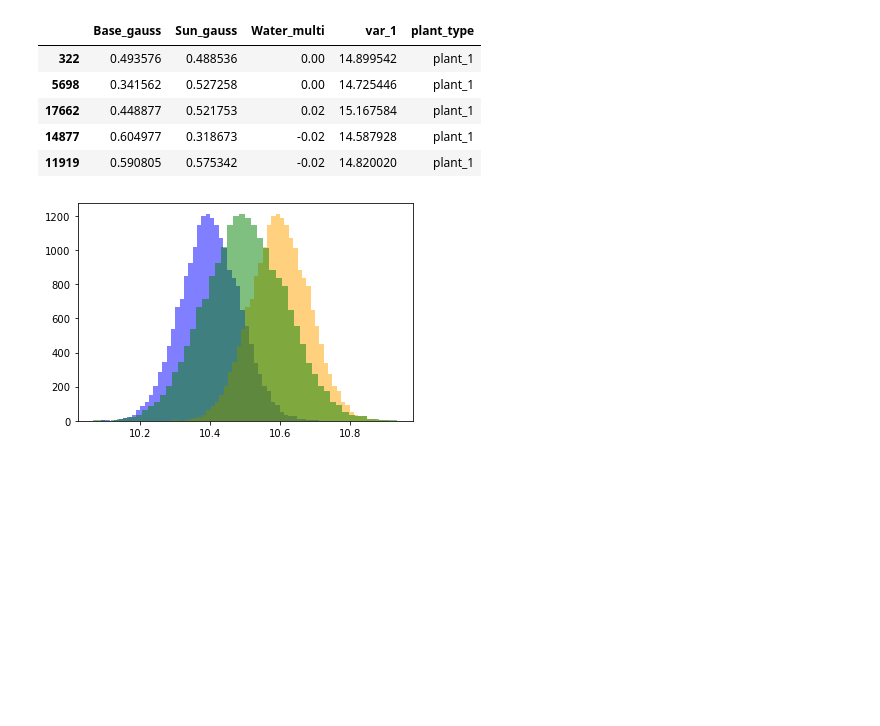
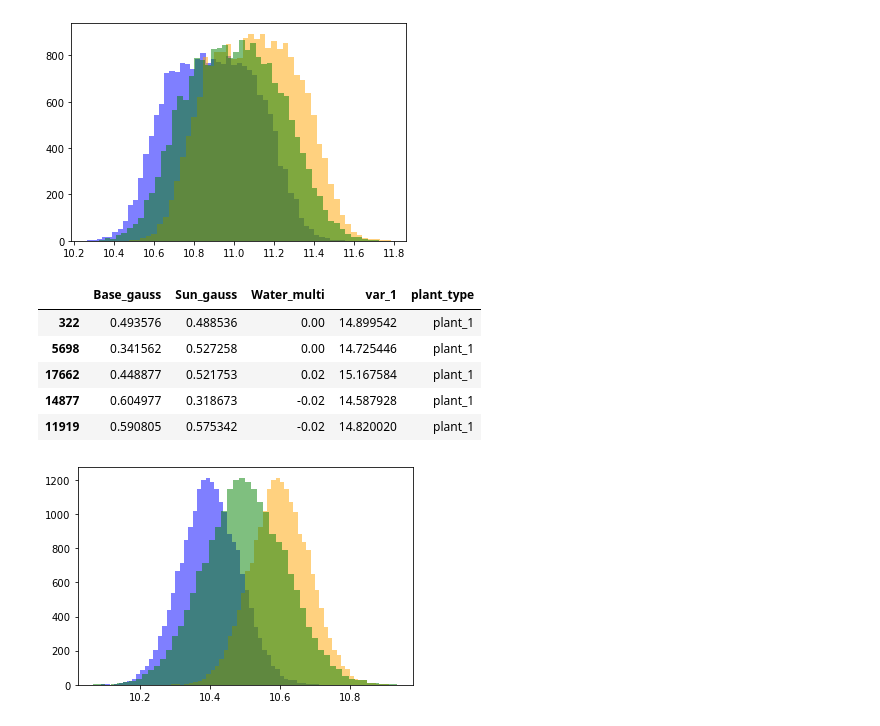
Before and after one commit to wonderbug2020/Synthetic_Data_Creation, a Jupyter notebook: iris_data_2.ipynb, the cells around one changed output. Cells and saved outputs as stored; diff of their text form; code cells hidden in the pictures; blank space fills up the shorter version.

```diff
--- a/iris_data_2.ipynb
+++ b/iris_data_2.ipynb
@@ -68,3 +71,9 @@ plt.hist(plant_3['var_1'], bins = 50, color='green',alpha=.5);
+# %%
+plt.hist(plant_1['var_2'], bins = 50, color='blue',alpha=.5);
+plt.hist(plant_2['var_2'], bins = 50, color='orange',alpha=.5);
+plt.hist(plant_3['var_2'], bins = 50, color='green',alpha=.5);
+# %% [output]
+[figure, added]
 # %%
 plant_3.sample(5)
 # %% [output]
```
Also changed, not shown: parts of 3 cells of this notebook.
